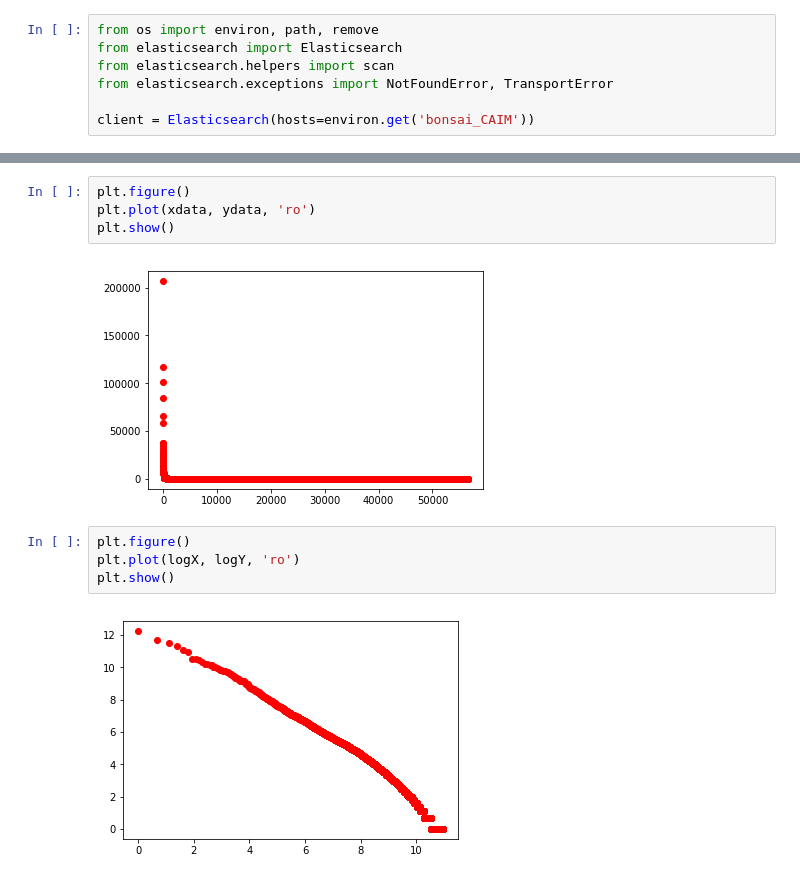
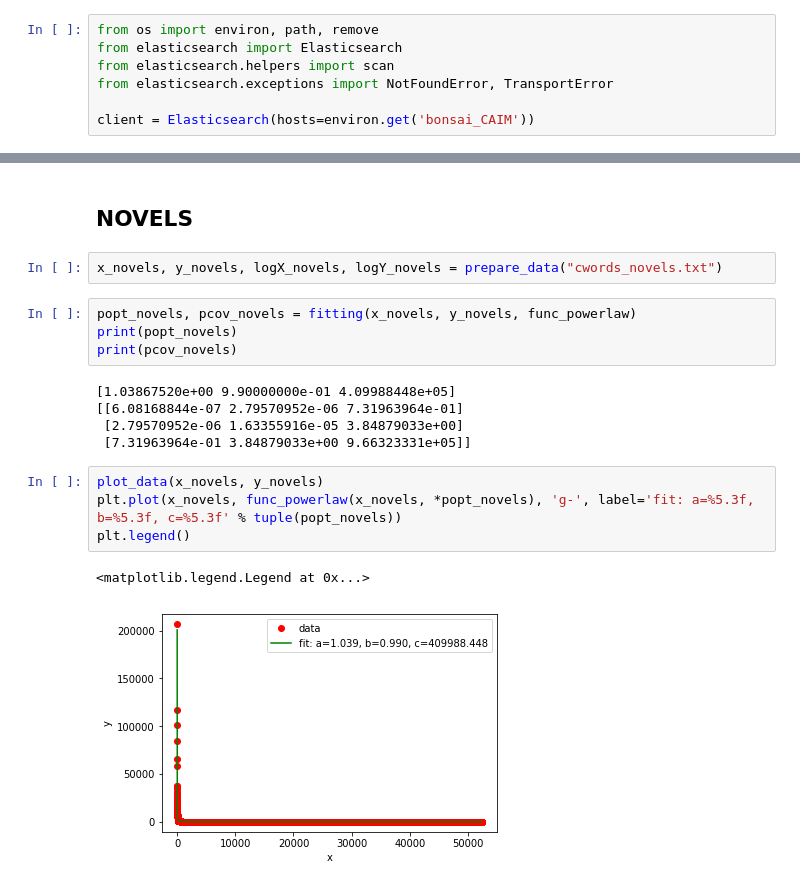
Before and after one commit to adrian729/CAIM18, a Jupyter notebook: session1ESZipfHeaps/Zipf.ipynb, the cells around one changed output, grey strips where cells are left out. Saved outputs shown, nothing was run; the diff lists cells and outputs as text.

```diff
--- a/session1ESZipfHeaps/Zipf.ipynb
+++ b/session1ESZipfHeaps/Zipf.ipynb
@@ -33,12 +42,20 @@ popt, pcov = curve_fit(func_powerlaw, xdata, ydata, maxfev=5000)
-# %%
-plt.figure()
-plt.plot(xdata, ydata, 'ro')
-plt.show()
-# %% [output]
-[figure, removed]
-# %%
-plt.figure()
-plt.plot(logX, logY, 'ro')
-plt.show()
-# %% [output]
-[figure, removed]
+# %% [markdown]
+## NOVELS
+# %%
+x_novels, y_novels, logX_novels, logY_novels = prepare_data("cwords_novels.txt")
+# %%
+popt_novels, pcov_novels = fitting(x_novels, y_novels, func_powerlaw)
+print(popt_novels)
+print(pcov_novels)
+# %% [output]
+[1.03867520e+00 9.90000000e-01 4.09988448e+05]
+[[6.08168844e-07 2.79570952e-06 7.31963964e-01]
+ [2.79570952e-06 1.63355916e-05 3.84879033e+00]
+ [7.31963964e-01 3.84879033e+00 9.66323331e+05]]
+# %%
+plot_data(x_novels, y_novels)
+plt.plot(x_novels, func_powerlaw(x_novels, *popt_novels), 'g-', label='fit: a=%5.3f, b=%5.3f, c=%5.3f' % tuple(popt_novels))
+plt.legend()
+# %% [output]
+<matplotlib.legend.Legend at 0x...>
+[figure, added]
```
Also changed, not shown: parts of 9 cells of this notebook, 2 other files.
